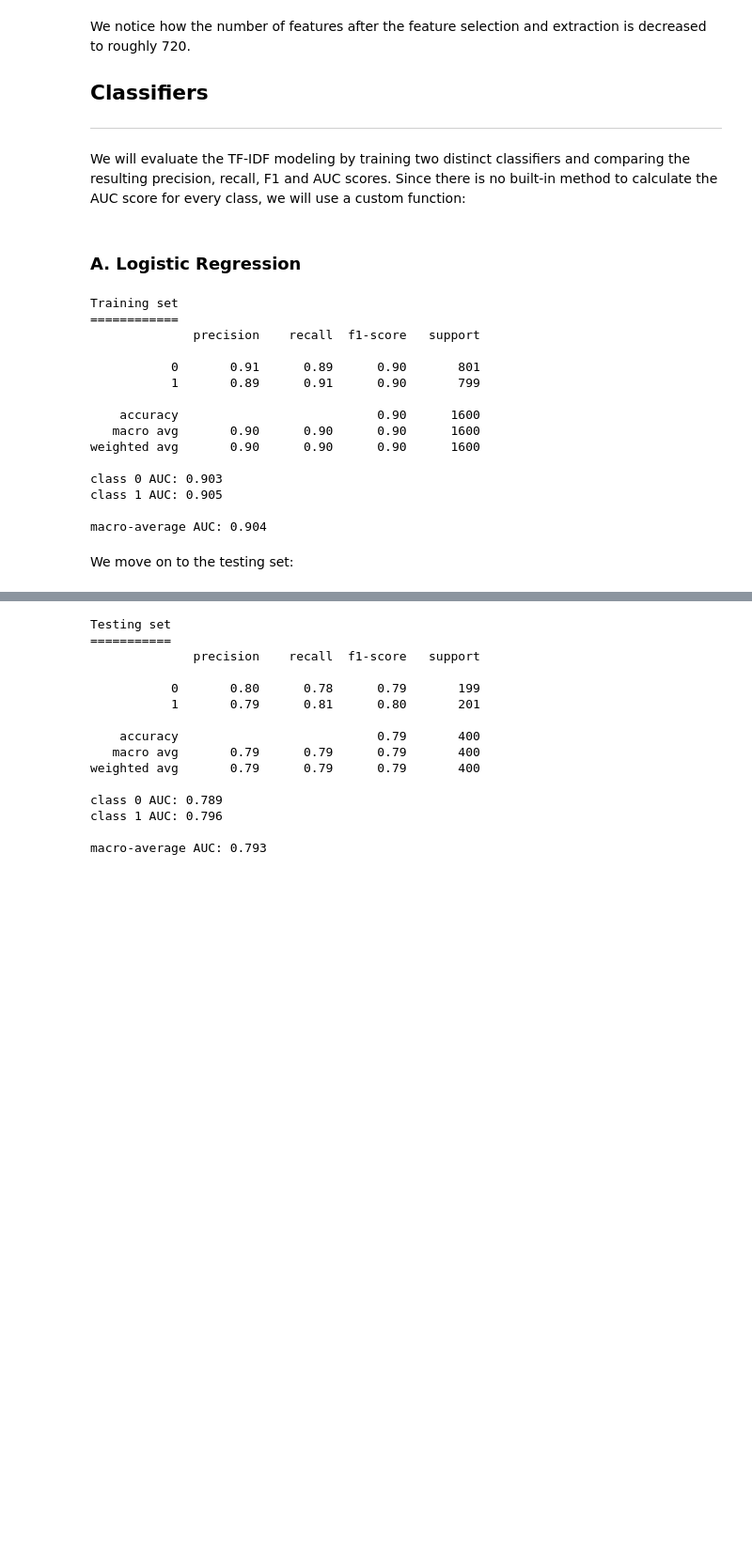
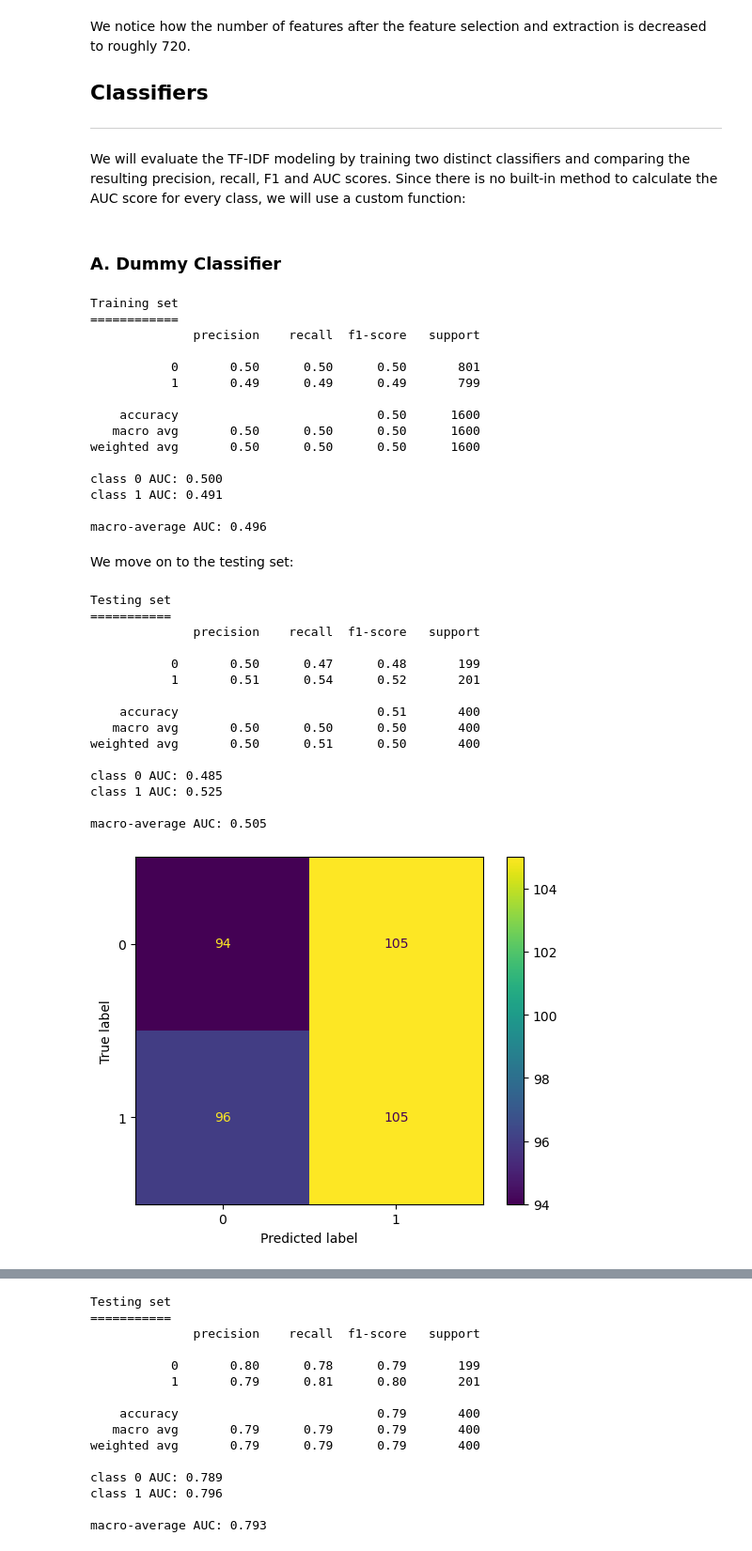
Before and after one commit to sonqo/msc-data-science, a Jupyter notebook: 5-text-analytics/tf-idf-sentiment-analysis/tf-idf.ipynb, the cells around one changed output, grey strips where cells are left out. Shown at 94% size. Saved outputs shown, nothing was run; the diff lists cells and outputs as text; code cells hidden in the pictures; blank space fills up the shorter version.

```diff
--- a/5-text-analytics/tf-idf-sentiment-analysis/tf-idf.ipynb
+++ b/5-text-analytics/tf-idf-sentiment-analysis/tf-idf.ipynb
@@ -95,22 +95,22 @@ def calculate_class_AUC_score(y_true, y_pred, label):
     """
     precision = [0, _, 1]
     recall = [1, _, 0]
-    cr = classification_report(y_true, y_pred, output_dict=True)
+    cr = classification_report(y_true, y_pred, output_dict=True, zero_division=0)
     precision[1] = cr[label]['precision']
     recall[1] = cr[label]['recall']
     auc_score = auc(recall, precision)
     return auc_score
 # %% [markdown]
-### A. Logistic Regression
+### A. Dummy Classifier
 # %%
-logistic_clf = LogisticRegression(solver="liblinear")
-logistic_clf.fit(x_train_tfidf, y_train)
+dummy_clf = DummyClassifier(strategy='uniform')
+dummy_clf.fit(x_train_tfidf, y_train)
 
 # train: precision, recall, f1
-predictions_train = logistic_clf.predict(x_train_tfidf)
+predictions_train = dummy_clf.predict(x_train_tfidf)
 print('Training set')
 print('============')
-print(classification_report(y_train, predictions_train))
+print(classification_report(y_train, predictions_train, zero_division=0))
 
 # train: auc
 auc_class0_train = calculate_class_AUC_score(y_train, predictions_train, '0')
@@ -123,16 +123,50 @@ Training set
 ============
               precision    recall  f1-score   support
 
-           0       0.91      0.89      0.90       801
-           1       0.89      0.91      0.90       799
+           0       0.50      0.50      0.50       801
+           1       0.49      0.49      0.49       799
 
-    accuracy                           0.90      1600
-   macro avg       0.90      0.90      0.90      1600
-weighted avg       0.90      0.90      0.90      1600
+    accuracy                           0.50      1600
+   macro avg       0.50      0.50      0.50      1600
+weighted avg       0.50      0.50      0.50      1600
 
-class 0 AUC: 0.903
-class 1 AUC: 0.905
+class 0 AUC: 0.500
+class 1 AUC: 0.491
 
-macro-average AUC: 0.904
+macro-average AUC: 0.496
 # %% [markdown]
 We move on to the testing set:
+# %%
+# test: precision, recall, f1
+predictions_test = dummy_clf.predict(x_test_tfidf)
+print('Testing set')
+print('===========')
+print(classification_report(y_test, predictions_test, zero_division=0))
+
+# test: auc
+auc_class0_test = calculate_class_AUC_score(y_test, predictions_test, '0')
+print('class 0 AUC: {0:.3f}'.format(auc_class0_test))
+auc_class1_test = calculate_class_AUC_score(y_test, predictions_test, '1')
+print('class 1 AUC: {0:.3f}\n'.format(auc_class1_test))
+print('macro-average AUC: {0:.3f}'.format((auc_class0_test + auc_class1_test)/2))
+
+# test: confusion matrix
+ConfusionMatrixDisplay.from_estimator(dummy_clf, x_test_tfidf, y_test, values_format='.0f')
+plt.show()
+# %% [output]
+Testing set
+===========
+              precision    recall  f1-score   support
+
+           0       0.50      0.47      0.48       199
+           1       0.51      0.54      0.52       201
+
+    accuracy                           0.51       400
+   macro avg       0.50      0.50      0.50       400
+weighted avg       0.50      0.51      0.50       400
+
+class 0 AUC: 0.485
+class 1 AUC: 0.525
+
+macro-average AUC: 0.505
+[figure, added]
```
Also changed, not shown: parts of 16 cells of this notebook.
